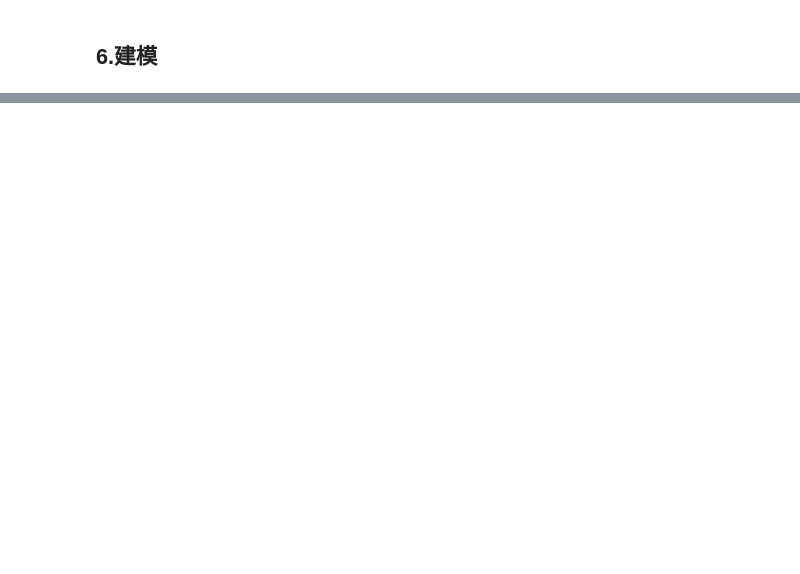
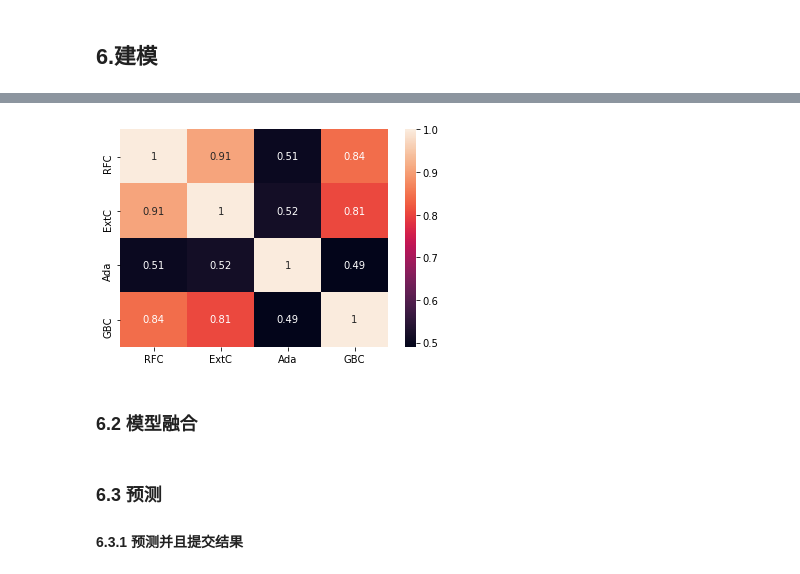
Before and after one commit to Watermelon233/MyKaggle, a Jupyter notebook: boyvsgirl/boyvsgirls.ipynb, the cells around one changed output, grey strips where cells are left out. Saved outputs shown, nothing was run; the diff lists cells and outputs as text; code cells hidden in the pictures; blank space fills up the shorter version.

```diff
--- a/boyvsgirl/boyvsgirls.ipynb
+++ b/boyvsgirl/boyvsgirls.ipynb
@@ -468,0 +854,16 @@ g = g.set_title("Cross validation scores")
+# %%
+test_Survived_RFC = pd.Series(RFC_best.predict(test_set), name="RFC")
+test_Survived_ExtC = pd.Series(ExtC_best.predict(test_set), name="ExtC")
+test_Survived_AdaC = pd.Series(ada_best.predict(test_set), name="Ada")
+test_Survived_GBC = pd.Series(GBC_best.predict(test_set), name="GBC")
+
+
+# Concatenate all classifier results
+ensemble_results = pd.concat([test_Survived_RFC,test_Survived_ExtC,test_Survived_AdaC,test_Survived_GBC],axis=1)
+
+
+g= sns.heatmap(ensemble_results.corr(),annot=True)
+# %% [output]
+[figure, added]
+# %% [markdown]
+### 6.2 模型融合
@@ -468,0 +874,3 @@ g = g.set_title("Cross validation scores")
+# %% [markdown]
+### 6.3 预测
+#### 6.3.1 预测并且提交结果
```
Also changed, not shown: parts of 57 cells of this notebook, 2 other files.
